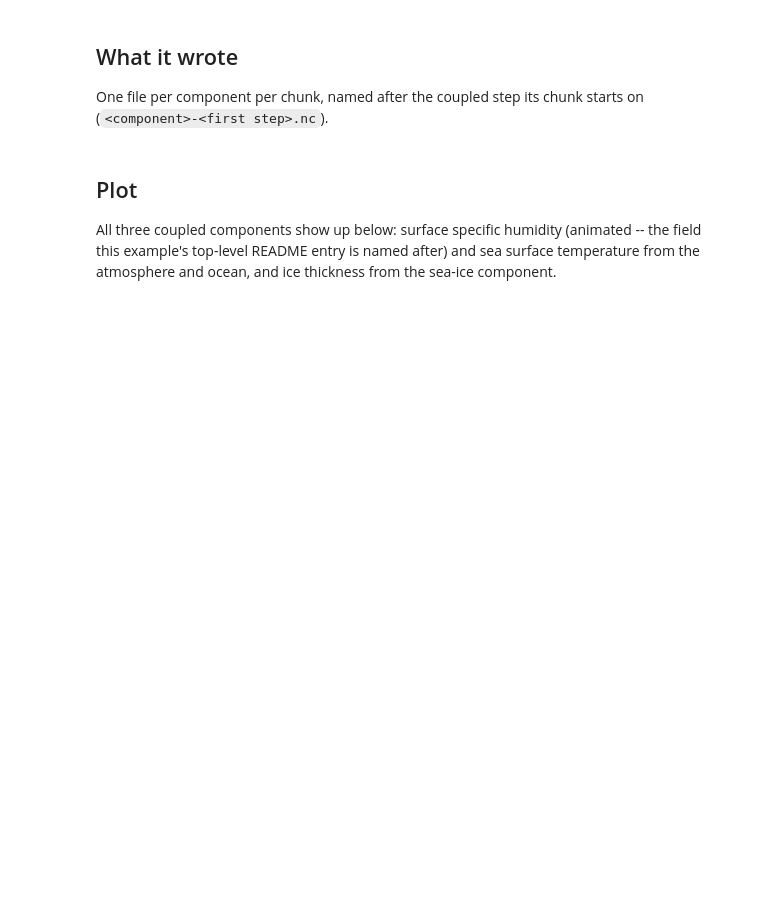
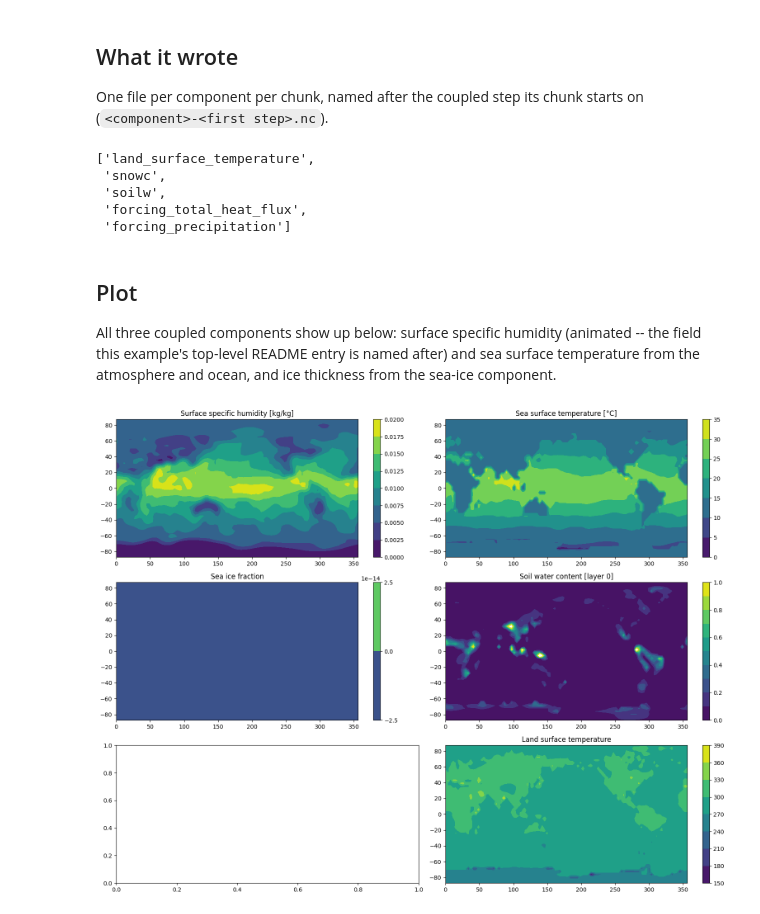
Before and after one commit to climate-analytics-lab/jax-esm, a Jupyter notebook: examples/01_basic/05_earth_land.ipynb, the cells around one changed output. Saved outputs shown, nothing was run; the diff lists cells and outputs as text; code cells hidden in the pictures; blank space fills up the shorter version.

Commit message:
Add land soil moisture and temperature plots

```diff
--- a/examples/01_basic/05_earth_land.ipynb
+++ b/examples/01_basic/05_earth_land.ipynb
@@ -185,36 +205,44 @@ One file per component per chunk, named after the coupled step its chunk starts
 atm_ds = plot.open_output(output_dir, "atm")
 ocn_ds = plot.open_output(output_dir, "ocn")
 seaice_ds = plot.open_output(output_dir, "seaice")
+lnd_ds = plot.open_output(output_dir, "lnd")
 list(ocn_ds.data_vars)
+list(lnd_ds.data_vars)
+# %% [output]
+['land_surface_temperature',
+ 'snowc',
+ 'soilw',
+ 'forcing_total_heat_flux',
+ 'forcing_precipitation']
 # %% [markdown]
 ## Plot
 
 All three coupled components show up below: surface specific humidity (animated -- the field this example's top-level README entry is named after) and sea surface temperature from the atmosphere and ocean, and ice thickness from the sea-ice component.
 # %%
 import matplotlib.pyplot as plt
-
-fig, axes = plt.subplots(1, 3, figsize=(16, 4))
+import numpy as np
+fig, axes = plt.subplots(3, 2, figsize=(16, 12))
 
 # `level` is a sigma coordinate, surface-first, so selecting by its
 # value (rather than `.isel(level=0)`) says so without relying on that
 # ordering -- see "Output conventions" in
 # docs/source/design/output.md.
 humidity = atm_ds["specific_humidity"].sel(level=1.0, method="nearest")
-plot.map_plot(humidity.isel(time=-1), ax=axes[0],
+plot.map_plot(humidity.isel(time=-1), ax=axes[0, 0],
               title="Surface specific humidity [kg/kg]")
 
 sst = ocn_ds["sea_surface_temperature"].isel(time=-1) - 273.15
-plot.map_plot(sst, ax=axes[1], title="Sea surface temperature [°C]")
+plot.map_plot(sst, ax=axes[0, 1], title="Sea surface temperature [°C]")
 
-plot.map_plot(seaice_ds["ice_fraction"].isel(time=-1), ax=axes[2],
+plot.map_plot(seaice_ds["ice_fraction"].isel(time=-1), ax=axes[1, 0],
               title="Sea ice fraction")
+
+plot.map_plot(lnd_ds["soilw"].isel(time=-1, layer=0), ax=axes[1, 1], levels=np.linspace(0, 1, 11),
+              title="Soil water content [layer 0]")
+
+plot.map_plot(lnd_ds["land_surface_temperature"].isel(time=-1), ax=axes[2, 1],
+              title="Land surface temperature")
+
 plt.tight_layout()
-
-fig, ax = plt.subplots()
-plot.area_mean(ocn_ds["sea_surface_temperature"]).plot(ax=ax)
-ax.set_ylabel("Area-mean SST [K]")
-
-# Animate the same field the static panel above shows, and the field
-# the top-level README's gif is named after.
-ani = plot.animate_map(humidity, title="Surface specific humidity [kg/kg]")
-ani.save(output_dir / "specific_humidity.gif", writer="pillow")
+# %% [output]
+[figure, added]
```
Also changed, not shown: parts of 3 cells of this notebook.
